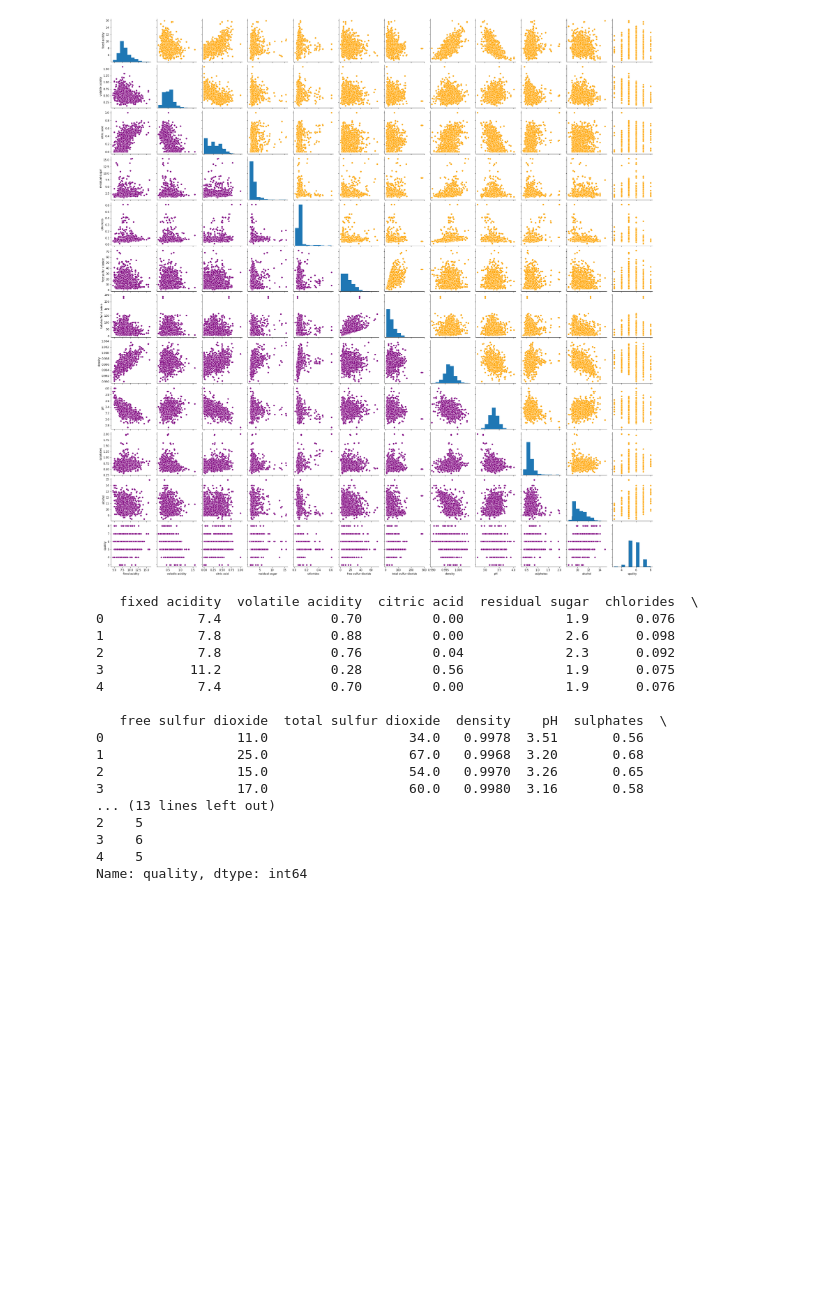
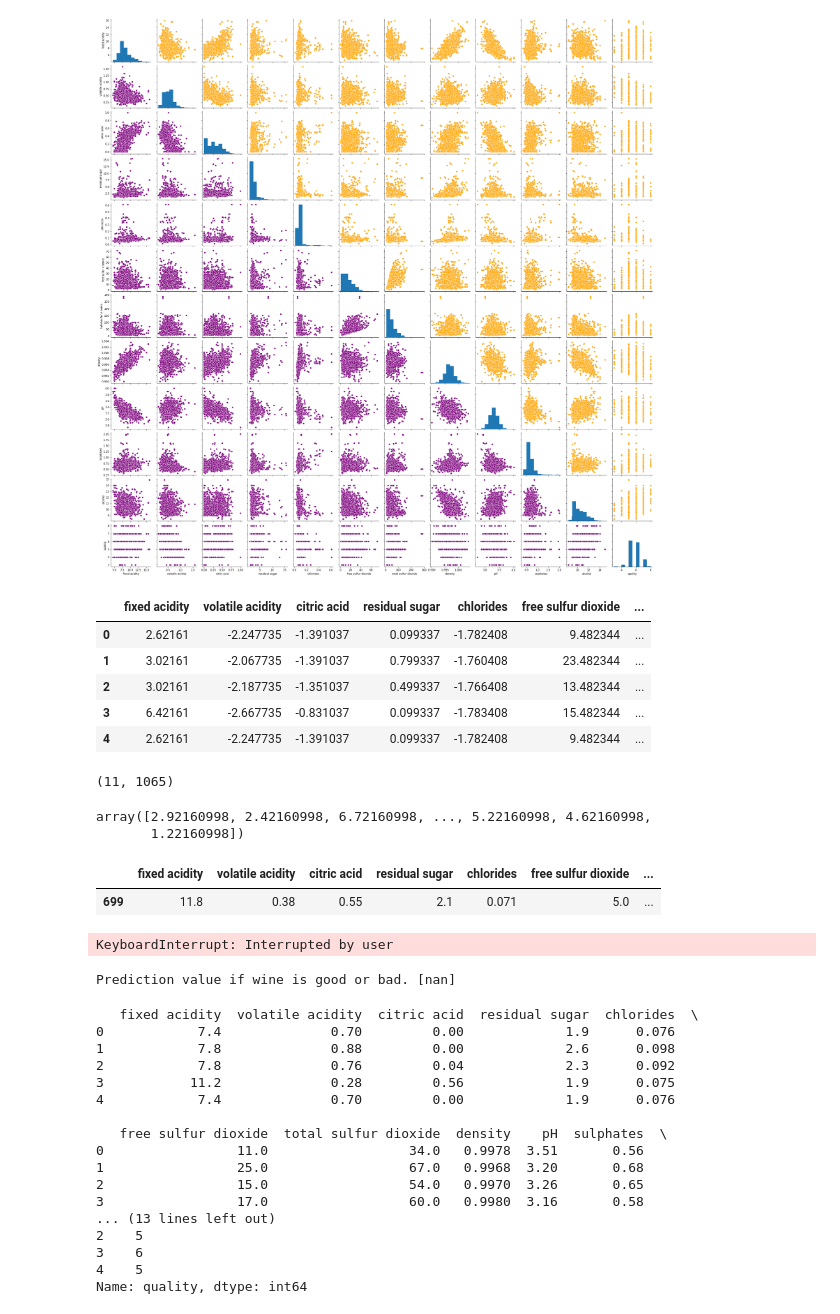
Before and after one commit to Toaster124/ENGR-1330-Final-Project, a Jupyter notebook: Project.ipynb, the cells around one changed output. Drawn from its saved outputs; the diff is of its cells as text; code cells hidden in the pictures; blank space fills up the shorter version.

```diff
--- a/Project.ipynb
+++ b/Project.ipynb
@@ -64,3 +65,42 @@ a.map_diag(plt.hist)
 # %% [output]
 <seaborn.axisgrid.PairGrid at 0x...>
 [figure]
+# %%
+#Mutliple Linear Regression
+def standard(x):
+    y = x-x.mean()/x.std()
+    return y
+
+for (columnName, columnData) in wine.iteritems():
+    vino[columnName] = standard(columnData)
+
+vino.head()
+# %% [output]
+|  | fixed acidity | volatile acidity | citric acid | residual sugar | chlorides | free sulfur dioxide | ... |
+| 0 | 2.62161 | -2.247735 | -1.391037 | 0.099337 | -1.782408 | 9.482344 | ... |
+| 1 | 3.02161 | -2.067735 | -1.391037 | 0.799337 | -1.760408 | 23.482344 | ... |
+| 2 | 3.02161 | -2.187735 | -1.351037 | 0.499337 | -1.766408 | 13.482344 | ... |
+| 3 | 6.42161 | -2.667735 | -0.831037 | 0.099337 | -1.783408 | 15.482344 | ... |
+| 4 | 2.62161 | -2.247735 | -1.391037 | 0.099337 | -1.782408 | 9.482344 | ... |
+# %%
+random = vino.sample(1599, replace = False)
+training_set = random.iloc[0:1065, :]
+test_set = random.iloc[1065:, :]
+x_train = training_set.iloc[:, 0:10].values
+y_train = training_set.iloc[:, 10].values
+y_train = np.reshape(y_train, (len(y_train), 1))
+x_test = test_set.iloc[:, 0:10].values
+y_test = test_set.iloc[:, 10].values
+y_test = np.reshape(y_test, (len(y_test), 1))
+x_train_trans = np.transpose(x_train)
+x_train_Aug = np.vstack((np.ones((1,len(x_train))),x_train_trans))
+x_test_trans = np.transpose(x_test)
+x_test_Aug = np.vstack((np.ones((1,len(x_test))),x_test_trans))
+theta = np.zeros((11,1))
+
+print(np.shape(x_train_Aug))
+x_train_Aug[1]
+# %% [output]
+(11, 1065)
+array([2.92160998, 2.42160998, 6.72160998, ..., 5.22160998, 4.62160998,
+       1.22160998])
@@ -67,2 +138,33 @@ a.map_diag(plt.hist)
+# %%
+wine.sample()
+# %% [output]
+|  | fixed acidity | volatile acidity | citric acid | residual sugar | chlorides | free sulfur dioxide | ... |
+| 699 | 11.8 | 0.38 | 0.55 | 2.1 | 0.071 | 5.0 | ... |
+# %%
+u1 = float(input("User Input One: "))
+u2 = float(input("User Input Two: "))
+u3 = float(input("User Input Three: "))
+u4 = float(input("User Input 4: "))
+u5 = float(input("User Input 5: "))
+u6 = float(input("User Input 6: "))
+u7 = float(input("User Input 7: "))
+u8 = float(input("User Input 8: "))
+u9 = float(input("User Input 9: "))
+u10 = float(input("User Input 10: "))
+u11 = float(input("User Input 11: "))
+
+output= theta[0]*u1 + theta[1]*u2 + theta[2]*u3 + theta[3]*u4 + theta[4]*u5 + theta[5]*u6 + theta[6]*u7 + theta[7]*u8 + theta[8]*u9 + theta[9]*u10+ + theta[10]*u11
+print(output)
+# %% [output]
+KeyboardInterrupt: Interrupted by user
+# %%
+gb=output*wine['quality'].std() + wine['quality'].mean() #converting quality from standard units to regular
+print('Prediction value if wine is good or bad.',gb)
+if gb>=.5:
+    print('This is a good wine.')
+elif gb<.5:
+    print('This is a bad wine.')
+# %% [output]
+Prediction value if wine is good or bad. [nan]
 # %%
 #Skikit Learn
```
Also changed, not shown: parts of 27 cells of this notebook.
